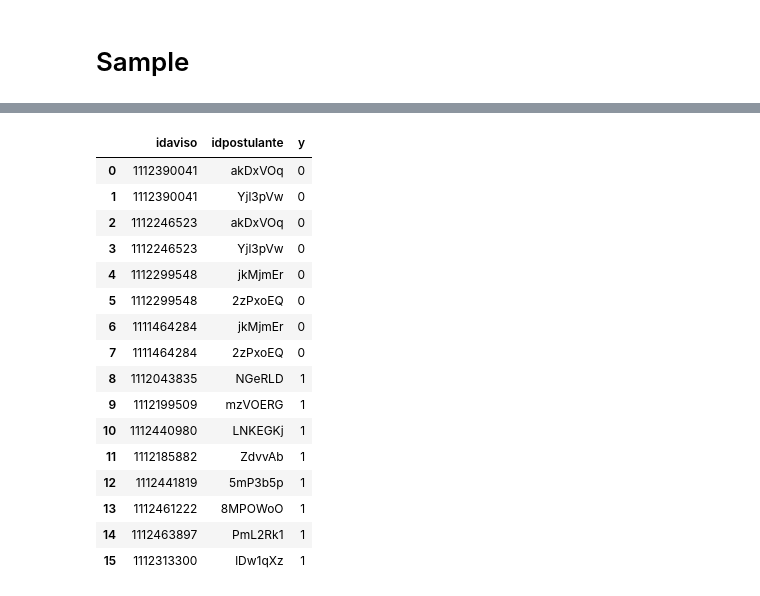
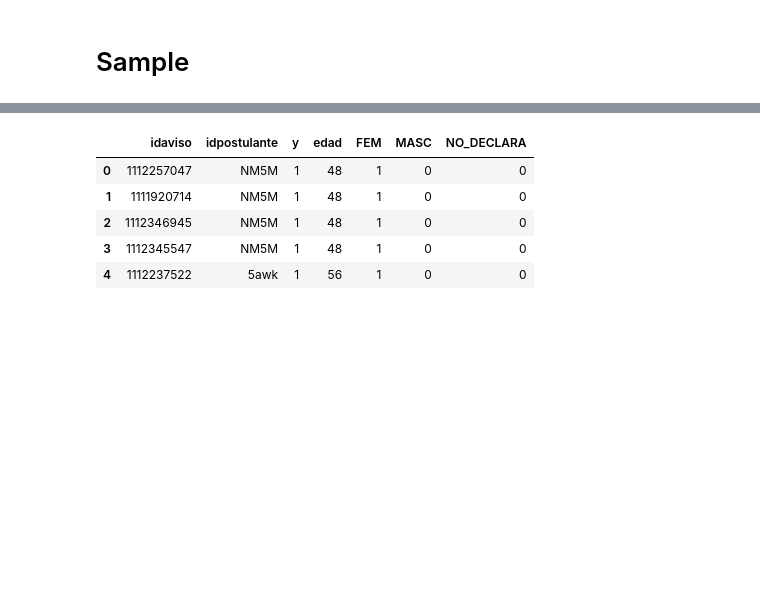
Before and after one commit to czuczinsky/TP2-Machine-Learning, a Jupyter notebook: TP-2.ipynb, the cells around one changed output, grey strips where cells are left out. Drawn from its saved outputs; the diff is of its cells as text; code cells hidden in the pictures; blank space fills up the shorter version.

```diff
--- a/TP-2.ipynb
+++ b/TP-2.ipynb
@@ -322,3 +351,6 @@ def feature_se_postulo_alguna_vez(df_1,df_2):
 # %% [markdown]
 # Sample
+# %%
+tupla_postulada = postulaciones.drop(columns='fechapostulacion')
+tupla_postulada['y'] = 1
 # %%
@@ -325,0 +359,9 @@ sample = generador_de_sample_serie(avisos_detalle['idaviso'],gente_no_postulada[
+# %%
+sample = feature_genero_edad(sample,gente_no_postulada)
+tupla_postulada = feature_genero_edad(tupla_postulada,gente_postulada)
+# %%
+sample = sample.drop(columns='fechanacimiento')
+tupla_postulada = tupla_postulada.drop(columns='fechanacimiento')
+# %%
+sample = oneHotEncoding(sample,'sexo')
+tupla_postulada = oneHotEncoding(tupla_postulada,'sexo')
@@ -326 +377,10 @@ sample = generador_de_sample_serie(avisos_detalle['idaviso'],gente_no_postulada[
+# %%
+tupla_postulada.head()
+# %% [output]
+|  | idaviso | idpostulante | y | edad | FEM | MASC | NO_DECLARA |
+| 0 | 1112257047 | NM5M | 1 | 48 | 1 | 0 | 0 |
+| 1 | 1111920714 | NM5M | 1 | 48 | 1 | 0 | 0 |
+| 2 | 1112346945 | NM5M | 1 | 48 | 1 | 0 | 0 |
+| 3 | 1112345547 | NM5M | 1 | 48 | 1 | 0 | 0 |
+| 4 | 1112237522 | 5awk | 1 | 56 | 1 | 0 | 0 |
 # %%
@@ -334,20 +392,0 @@ sample = sample.reset_index(drop=True)
-# %%
-sample
-# %% [output]
-|  | idaviso | idpostulante | y |
-| 0 | 1112390041 | akDxVOq | 0 |
-| 1 | 1112390041 | Yjl3pVw | 0 |
-| 2 | 1112246523 | akDxVOq | 0 |
-| 3 | 1112246523 | Yjl3pVw | 0 |
-| 4 | 1112299548 | jkMjmEr | 0 |
-| 5 | 1112299548 | 2zPxoEQ | 0 |
-| 6 | 1111464284 | jkMjmEr | 0 |
-| 7 | 1111464284 | 2zPxoEQ | 0 |
-| 8 | 1112043835 | NGeRLD | 1 |
-| 9 | 1112199509 | mzVOERG | 1 |
-| 10 | 1112440980 | LNKEGKj | 1 |
-| 11 | 1112185882 | ZdvvAb | 1 |
-| 12 | 1112441819 | 5mP3b5p | 1 |
-| 13 | 1112461222 | 8MPOWoO | 1 |
-| 14 | 1112463897 | PmL2Rk1 | 1 |
-| 15 | 1112313300 | lDw1qXz | 1 |
```
Also changed, not shown: parts of 33 cells of this notebook, 1 other file.
